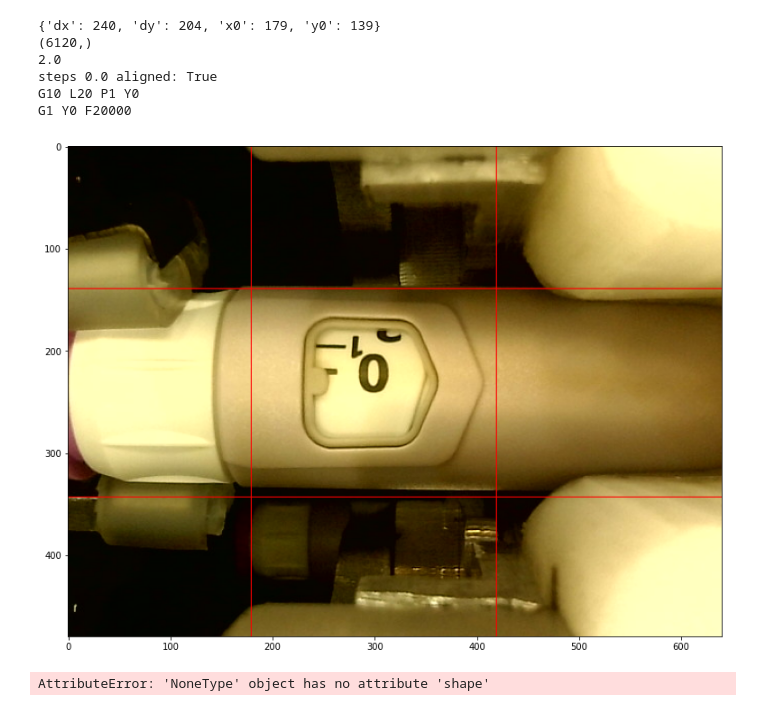
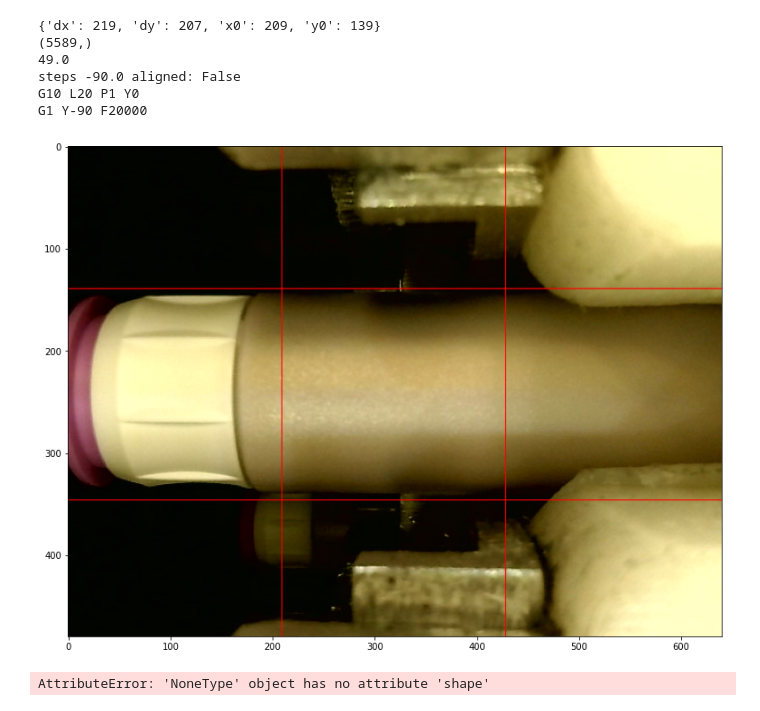
Before and after one commit to hamedty/pm, a Jupyter notebook: server/vision/vision_debug.ipynb, the cells around one changed output. Cells and saved outputs as stored; diff of their text form; code cells hidden in the pictures.

```diff
--- a/server/vision/vision_debug.ipynb
+++ b/server/vision/vision_debug.ipynb
@@ -14,7 +14,7 @@ def load_data():
         data = json.loads(f.read())
     return data
 
-node = '104'
+node = '108'
 component = 'dosing'
 
 data = load_data()
@@ -33,50 +33,42 @@ plt.imshow(img)
 
 
 clf = pickle.load(open('../../models/%s_%s.clf'%(component, node), 'rb'))
+back_cross_section = pickle.load(open(f'../../models/cross_section_{node}.pickle', 'rb'))
+frame = prepare_frame(img_org, roi, component, back_cross_section)
 
-frame = prepare_frame(img_org, roi, component)
 print(frame.shape)
 cls = clf.predict([frame])[0]
 print(cls)
-
-
-# coefs = np.array([j.base_estimator.coef_ for j in clf.calibrated_classifiers_]).mean(axis=0)
-# coefs = coefs.reshape(coefs.shape[0], roi['dy'], -1)
-
-# for i in range(coefs.shape[0]):
-#     plt.figure(i)
-#     plt.imshow(coefs[i])
-#     plt.show()
 
 
 step_per_rev = 360
 class_per_rev = 100
 p = 1.0 / class_per_rev * step_per_rev
 cls = cls-2
 if cls <= 0:
     cls = -cls
 elif cls <= 33:
     cls = class_per_rev - cls
 else:
     cls = 25
 
 steps = -cls * p
 aligned = bool(abs(cls) < 3)  # np.bool_ to bool
 print('steps', steps, 'aligned:', aligned)
 
 axis = {'holder': 'X', 'dosing': 'Y'}[component]
 command = ''
 command += 'G10 L20 P1 %s0\n' % axis
 command += 'G1 %s%d F20000\n' % (axis, steps)
 print(command)
 # %% [output]
-{'dx': 240, 'dy': 204, 'x0': 179, 'y0': 139}
-(6120,)
-2.0
-steps 0.0 aligned: True
+{'dx': 219, 'dy': 207, 'x0': 209, 'y0': 139}
+(5589,)
+49.0
+steps -90.0 aligned: False
 G10 L20 P1 Y0
-G1 Y0 F20000
+G1 Y-90 F20000
-[figure, old version]
+[figure, new version]
 # %%
 frame = cv2.imread('../dump/data/a.png')
 print(frame.shape)
```
Also changed, not shown: parts of 2 cells of this notebook, 18 other files.
